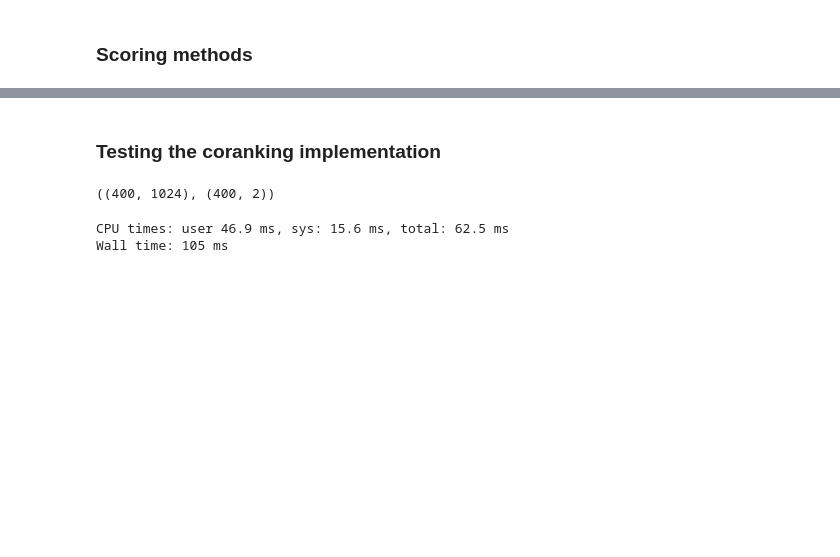
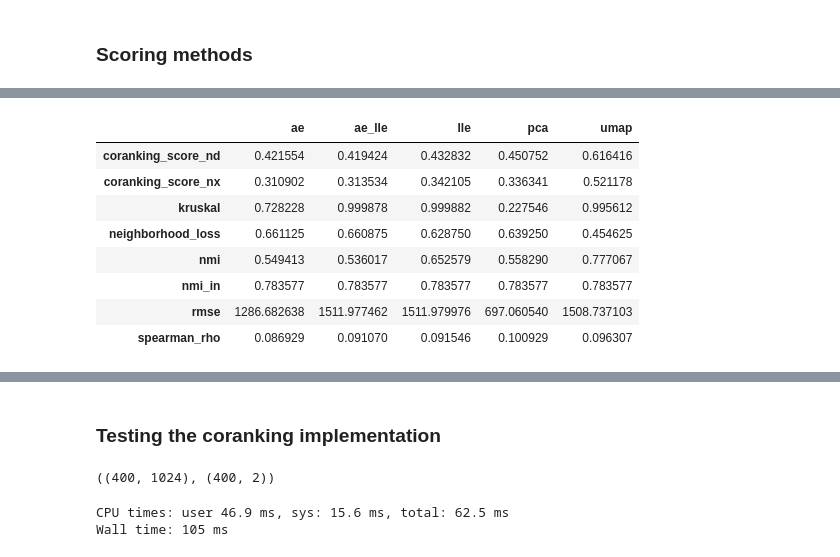
Before and after one commit to mahdiou-diallo/Projet_Red_Dim, a Jupyter notebook: eval.ipynb, the cells around one changed output, grey strips where cells are left out. Saved outputs shown, nothing was run; the diff lists cells and outputs as text; code cells hidden in the pictures; blank space fills up the shorter version.

```diff
--- a/eval.ipynb
+++ b/eval.ipynb
@@ -470,0 +274,52 @@ FileNotFoundError: [Errno 2] No such file or directory: '../models/lle_3_ae_not_
+# %%
+df = pd.DataFrame({'ae': {'coranking_score_nd': 0.4215538847117794,
+                     'coranking_score_nx': 0.31090225563909774,
+                     'kruskal': 0.7282281687720328,
+                     'neighborhood_loss': 0.6611250000000001,
+                     'nmi': 0.5494126290743722,
+                     'nmi_in': 0.7835768028683725,
+                     'rmse': 1286.6826381642531,
+                     'spearman_rho': 0.08692905986912419},
+              'ae_lle': {'coranking_score_nd': 0.4194235588972431,
+                         'coranking_score_nx': 0.31353383458646616,
+                         'kruskal': 0.9998782899524108,
+                         'neighborhood_loss': 0.6608750000000001,
+                         'nmi': 0.5360171514642559,
+                         'nmi_in': 0.7835768028683725,
+                         'rmse': 1511.9774617094317,
+                         'spearman_rho': 0.0910697265295408},
+              'lle': {'coranking_score_nd': 0.43283208020050123,
+                      'coranking_score_nx': 0.34210526315789475,
+                      'kruskal': 0.9998816183486053,
+                      'neighborhood_loss': 0.62875,
+                      'nmi': 0.6525785675743713,
+                      'nmi_in': 0.7835768028683725,
+                      'rmse': 1511.979976337058,
+                      'spearman_rho': 0.09154600763129771},
+              'pca': {'coranking_score_nd': 0.4507518796992481,
+                      'coranking_score_nx': 0.3363408521303258,
+                      'kruskal': 0.2275458854680015,
+                      'neighborhood_loss': 0.63925,
+                      'nmi': 0.5582904161059499,
+                      'nmi_in': 0.7835768028683725,
+                      'rmse': 697.0605398045669,
+                      'spearman_rho': 0.10092872236701482},
+              'umap': {'coranking_score_nd': 0.6164160401002506,
+                       'coranking_score_nx': 0.5211779448621554,
+                       'kruskal': 0.9956120708637906,
+                       'neighborhood_loss': 0.45462500000000006,
+                       'nmi': 0.7770665770931331,
+                       'nmi_in': 0.7835768028683725,
+                       'rmse': 1508.7371033372242,
+                       'spearman_rho': 0.09630713160707255}})
+df
+# %% [output]
+|  | ae | ae_lle | lle | pca | umap |
+| coranking_score_nd | 0.421554 | 0.419424 | 0.432832 | 0.450752 | 0.616416 |
+| coranking_score_nx | 0.310902 | 0.313534 | 0.342105 | 0.336341 | 0.521178 |
+| kruskal | 0.728228 | 0.999878 | 0.999882 | 0.227546 | 0.995612 |
+| neighborhood_loss | 0.661125 | 0.660875 | 0.628750 | 0.639250 | 0.454625 |
+| nmi | 0.549413 | 0.536017 | 0.652579 | 0.558290 | 0.777067 |
+| nmi_in | 0.783577 | 0.783577 | 0.783577 | 0.783577 | 0.783577 |
+| rmse | 1286.682638 | 1511.977462 | 1511.979976 | 697.060540 | 1508.737103 |
+| spearman_rho | 0.086929 | 0.091070 | 0.091546 | 0.100929 | 0.096307 |
```
Also changed, not shown: parts of 30 cells of this notebook.
